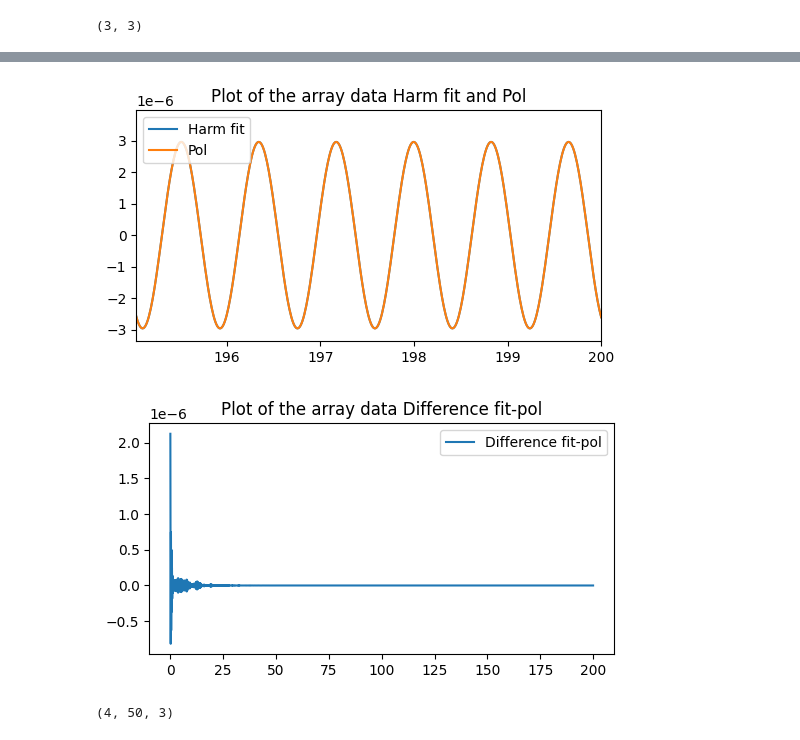
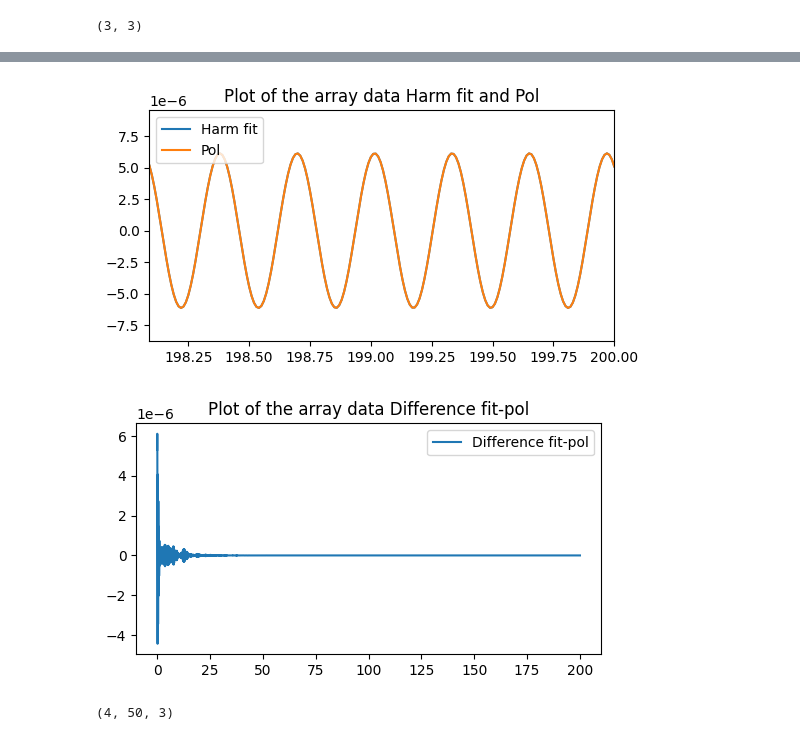
Before and after one commit to marcodalessandro76/MPPI, a Jupyter notebook: sphinx_source/tutorials/Analysis_Optics.ipynb, the cells around one changed output, grey strips where cells are left out. Saved outputs shown, nothing was run; the diff lists cells and outputs as text; code cells hidden in the pictures.

```diff
--- a/sphinx_source/tutorials/Analysis_Optics.ipynb
+++ b/sphinx_source/tutorials/Analysis_Optics.ipynb
@@ -107,8 +157,8 @@ A,phi,B0
 # %%
-nl.check_harmonic_reliability(plot_ifreq=0)
+nl.check_harmonic_reliability(plot_ifreq=20)
 # %% [output]
-[figure, old version]
+[figure, new version]
-[figure, old version]
+[figure, new version]
 # %%
 chi = nl.compute_Xn(plot=False,set_units_of_measure=True)
 chi.shape
```
Also changed, not shown: parts of 13 cells of this notebook, 4 other files.
